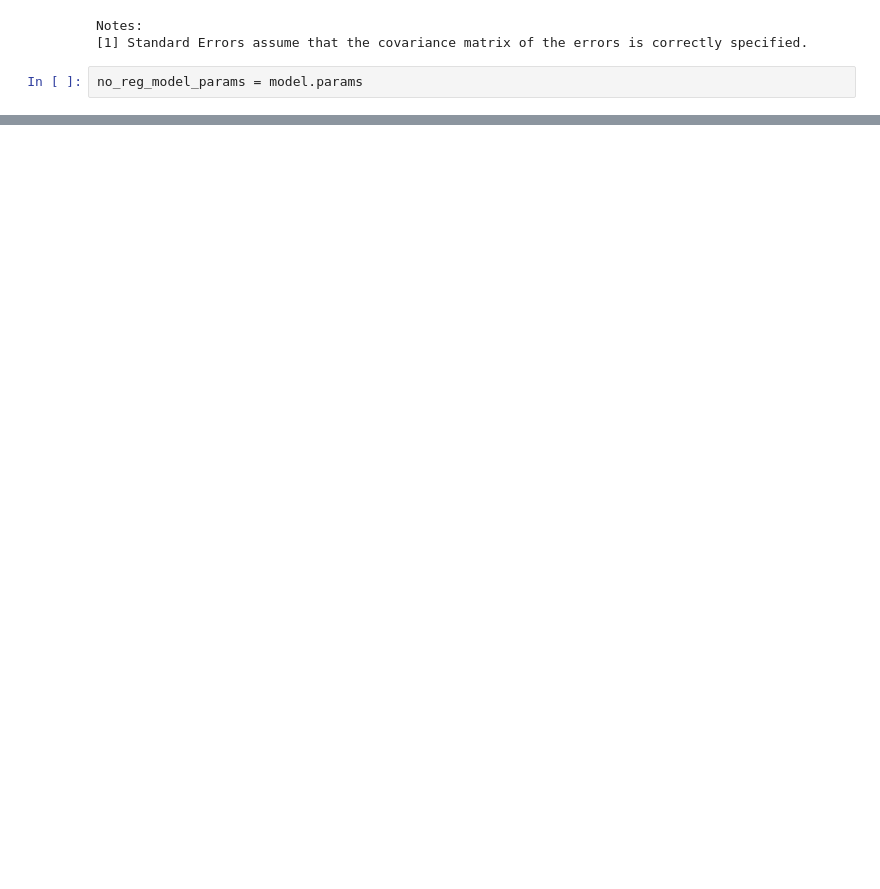
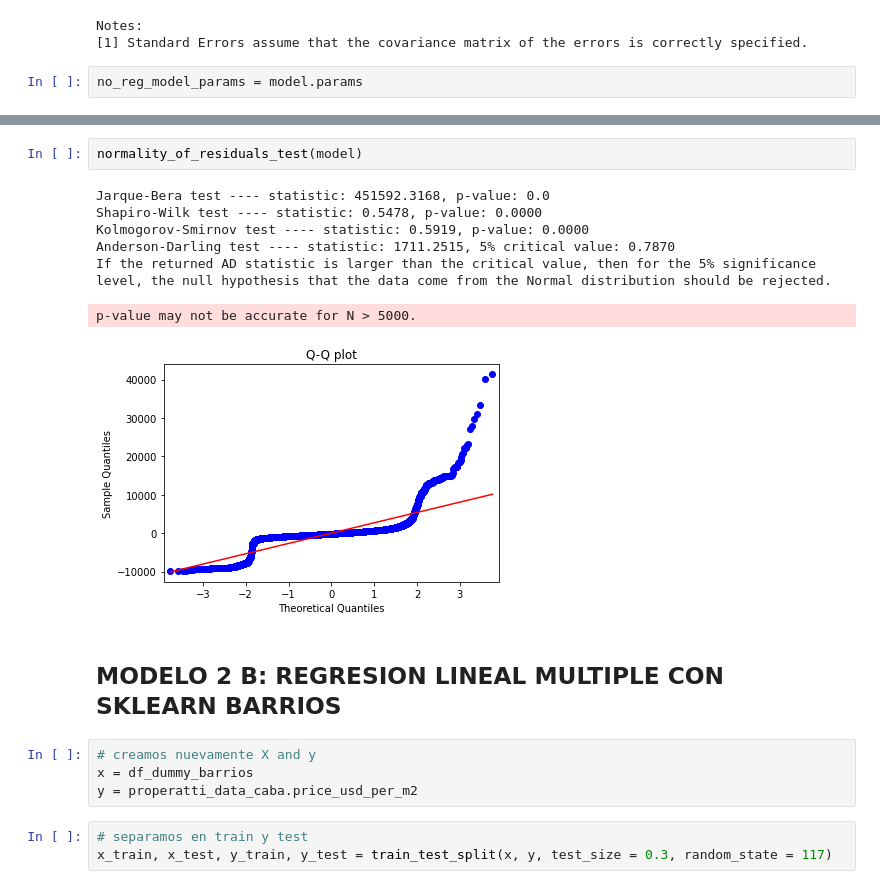
Before and after one commit to snjauregui/notebooks, a Jupyter notebook: TP2_Properati.ipynb, the cells around one changed output, grey strips where cells are left out. Cells and saved outputs as stored; diff of their text form; blank space fills up the shorter version.

```diff
--- a/TP2_Properati.ipynb
+++ b/TP2_Properati.ipynb
@@ -1186,0 +1367,19 @@ In a future version of pandas all arguments of concat except for the argument 'o
+# %%
+normality_of_residuals_test(model)
+# %% [output]
+Jarque-Bera test ---- statistic: 451592.3168, p-value: 0.0
+Shapiro-Wilk test ---- statistic: 0.5478, p-value: 0.0000
+Kolmogorov-Smirnov test ---- statistic: 0.5919, p-value: 0.0000
+Anderson-Darling test ---- statistic: 1711.2515, 5% critical value: 0.7870
+If the returned AD statistic is larger than the critical value, then for the 5% significance level, the null hypothesis that the data come from the Normal distribution should be rejected.
+p-value may not be accurate for N > 5000.
+[figure, added]
+# %% [markdown]
+## MODELO 2 B: REGRESION LINEAL MULTIPLE CON SKLEARN BARRIOS
+# %%
+# creamos nuevamente X and y
+x = df_dummy_barrios
+y = properatti_data_caba.price_usd_per_m2
+# %%
+# separamos en train y test
+x_train, x_test, y_train, y_test = train_test_split(x, y, test_size = 0.3, random_state = 117)
```
Also changed, not shown: parts of 82 cells of this notebook.
